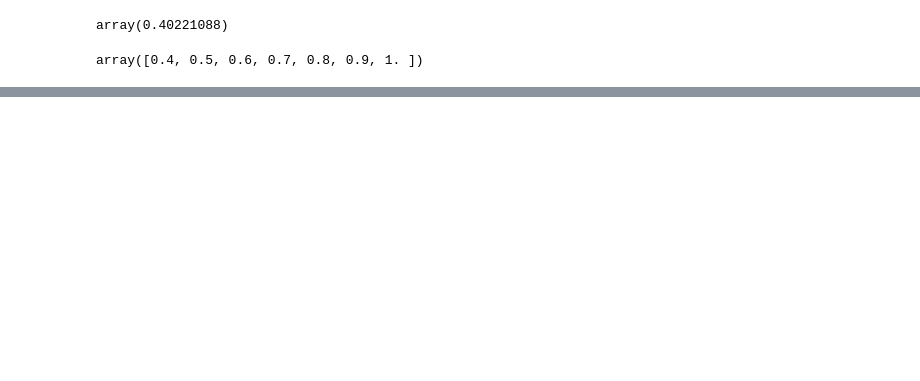
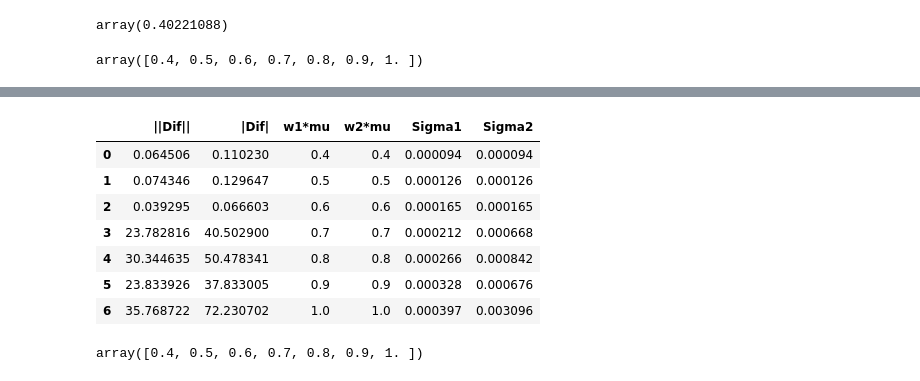
Before and after one commit to czammar/MNO_finalproject, a Jupyter notebook: notebooks/Programacion/Comparacion_Lagrange_Newton.ipynb, the cells around one changed output, grey strips where cells are left out. Cells and saved outputs as stored; diff of their text form; code cells hidden in the pictures; blank space fills up the shorter version.

```diff
--- a/notebooks/Programacion/Comparacion_Lagrange_Newton.ipynb
+++ b/notebooks/Programacion/Comparacion_Lagrange_Newton.ipynb
@@ -192,0 +178,5 @@ for i in range(7):
+# %%
+u2 = np.zeros(7)
+for i in range(7):
+  u2[i] = sum(res_sol2[i])
+  print(sum(res_sol2[i]))
@@ -192,0 +193,5 @@ for i in range(7):
+# %%
+s1 = np.zeros(7)
+for i in range(7):
+  s1[i] = res_sol1[i]@S@res_sol1[i]
+  print(res_sol1[i]@S@res_sol1[i])
@@ -192,0 +208,5 @@ for i in range(7):
+# %%
+s2 = np.zeros(7)
+for i in range(7):
+  s2[i] = res_sol2[i]@S@res_sol2[i]
+  print(res_sol2[i]@S@res_sol2[i])
@@ -192,0 +221,22 @@ for i in range(7):
+# %%
+tabla = pd.DataFrame({'||Dif||': norm2,
+                     '|Dif|': norm1,
+                     'w1*mu': mu1,
+                     'w2*mu': mu2,
+                     'Sigma1': s1,
+                     'Sigma2': s2})
+# %%
+tabla
+# %% [output]
+|  | ||Dif|| | |Dif| | w1*mu | w2*mu | Sigma1 | Sigma2 |
+| 0 | 0.064506 | 0.110230 | 0.4 | 0.4 | 0.000094 | 0.000094 |
+| 1 | 0.074346 | 0.129647 | 0.5 | 0.5 | 0.000126 | 0.000126 |
+| 2 | 0.039295 | 0.066603 | 0.6 | 0.6 | 0.000165 | 0.000165 |
+| 3 | 23.782816 | 40.502900 | 0.7 | 0.7 | 0.000212 | 0.000668 |
+| 4 | 30.344635 | 50.478341 | 0.8 | 0.8 | 0.000266 | 0.000842 |
+| 5 | 23.833926 | 37.833005 | 0.9 | 0.9 | 0.000328 | 0.000676 |
+| 6 | 35.768722 | 72.230702 | 1.0 | 1.0 | 0.000397 | 0.003096 |
+# %%
+mu2
+# %% [output]
+array([0.4, 0.5, 0.6, 0.7, 0.8, 0.9, 1. ])
```
Also changed, not shown: parts of 21 cells of this notebook.
